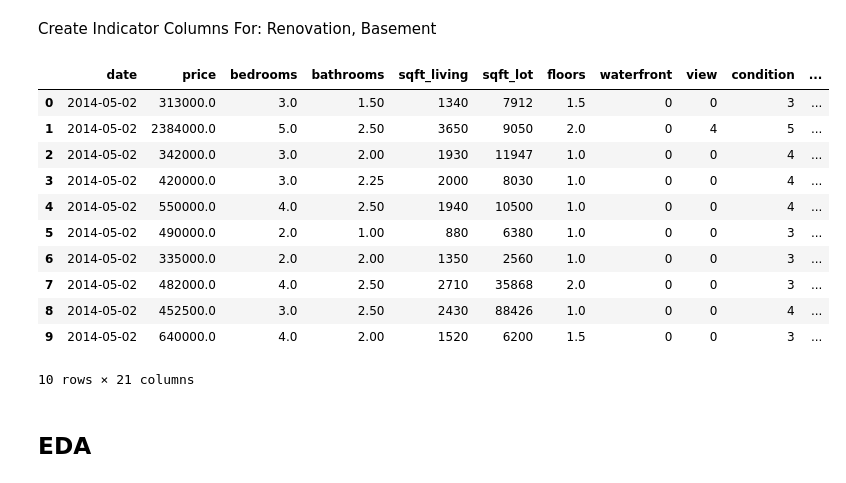
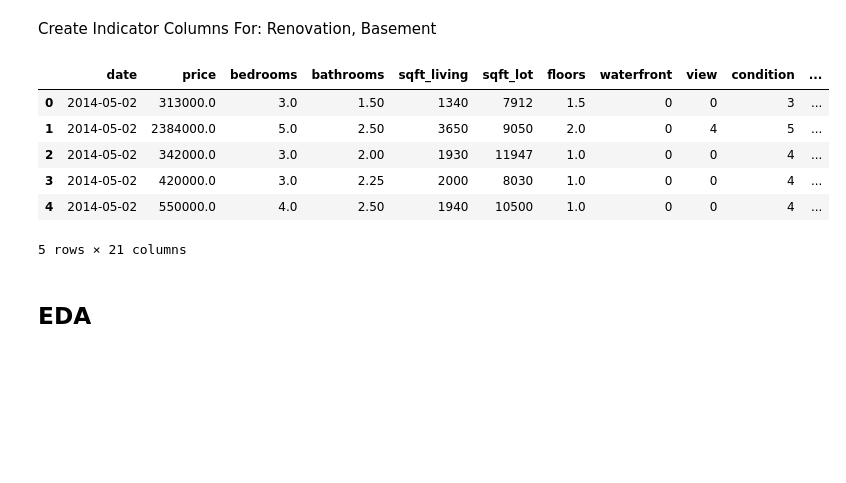
Before and after one commit to arjneal/DataScience, a Jupyter notebook: data_analytics/code_files/housing_data.ipynb, the cells around one changed output. Drawn from its saved outputs; the diff is of its cells as text; code cells hidden in the pictures; blank space fills up the shorter version.

```diff
--- a/data_analytics/code_files/housing_data.ipynb
+++ b/data_analytics/code_files/housing_data.ipynb
@@ -30,20 +34,17 @@ df = df.astype({'street': 'string', 'city': 'string', 'country': 'string', 'stat
 Create Indicator Columns
 For: Renovation, Basement
 # %%
-df['is_renovated'] = np.where(df['yr_renovated'] > 0, 1, 0)
-df['basement'] = np.where(df['sqft_basement'] > 0, 1, 0)
+df['is_renovated'] = np.where(df['yr_renovated'] > 0, 'Yes', 'No')
+df['has_basement'] = np.where(df['sqft_basement'] > 0, 'Yes', 'No')
-# %% [output]
-|  | date | price | bedrooms | bathrooms | sqft_living | sqft_lot | floors | waterfront | view | condition | ... |
-| 0 | 2014-05-02 | 313000.0 | 3.0 | 1.50 | 1340 | 7912 | 1.5 | 0 | 0 | 3 | ... |
-| 1 | 2014-05-02 | 2384000.0 | 5.0 | 2.50 | 3650 | 9050 | 2.0 | 0 | 4 | 5 | ... |
-| 2 | 2014-05-02 | 342000.0 | 3.0 | 2.00 | 1930 | 11947 | 1.0 | 0 | 0 | 4 | ... |
-| 3 | 2014-05-02 | 420000.0 | 3.0 | 2.25 | 2000 | 8030 | 1.0 | 0 | 0 | 4 | ... |
-| 4 | 2014-05-02 | 550000.0 | 4.0 | 2.50 | 1940 | 10500 | 1.0 | 0 | 0 | 4 | ... |
-| 5 | 2014-05-02 | 490000.0 | 2.0 | 1.00 | 880 | 6380 | 1.0 | 0 | 0 | 3 | ... |
-| 6 | 2014-05-02 | 335000.0 | 2.0 | 2.00 | 1350 | 2560 | 1.0 | 0 | 0 | 3 | ... |
-| 7 | 2014-05-02 | 482000.0 | 4.0 | 2.50 | 2710 | 35868 | 2.0 | 0 | 0 | 3 | ... |
-| 8 | 2014-05-02 | 452500.0 | 3.0 | 2.50 | 2430 | 88426 | 1.0 | 0 | 0 | 4 | ... |
-| 9 | 2014-05-02 | 640000.0 | 4.0 | 2.00 | 1520 | 6200 | 1.5 | 0 | 0 | 3 | ... |
-10 rows × 21 columns
+# %%
+df.head()
+# %% [output]
+|  | date | price | bedrooms | bathrooms | sqft_living | sqft_lot | floors | waterfront | view | condition | ... |
+| 0 | 2014-05-02 | 313000.0 | 3.0 | 1.50 | 1340 | 7912 | 1.5 | 0 | 0 | 3 | ... |
+| 1 | 2014-05-02 | 2384000.0 | 5.0 | 2.50 | 3650 | 9050 | 2.0 | 0 | 4 | 5 | ... |
+| 2 | 2014-05-02 | 342000.0 | 3.0 | 2.00 | 1930 | 11947 | 1.0 | 0 | 0 | 4 | ... |
+| 3 | 2014-05-02 | 420000.0 | 3.0 | 2.25 | 2000 | 8030 | 1.0 | 0 | 0 | 4 | ... |
+| 4 | 2014-05-02 | 550000.0 | 4.0 | 2.50 | 1940 | 10500 | 1.0 | 0 | 0 | 4 | ... |
+5 rows × 21 columns
 # %% [markdown]
 ## EDA
```
Also changed, not shown: parts of 7 cells of this notebook.
